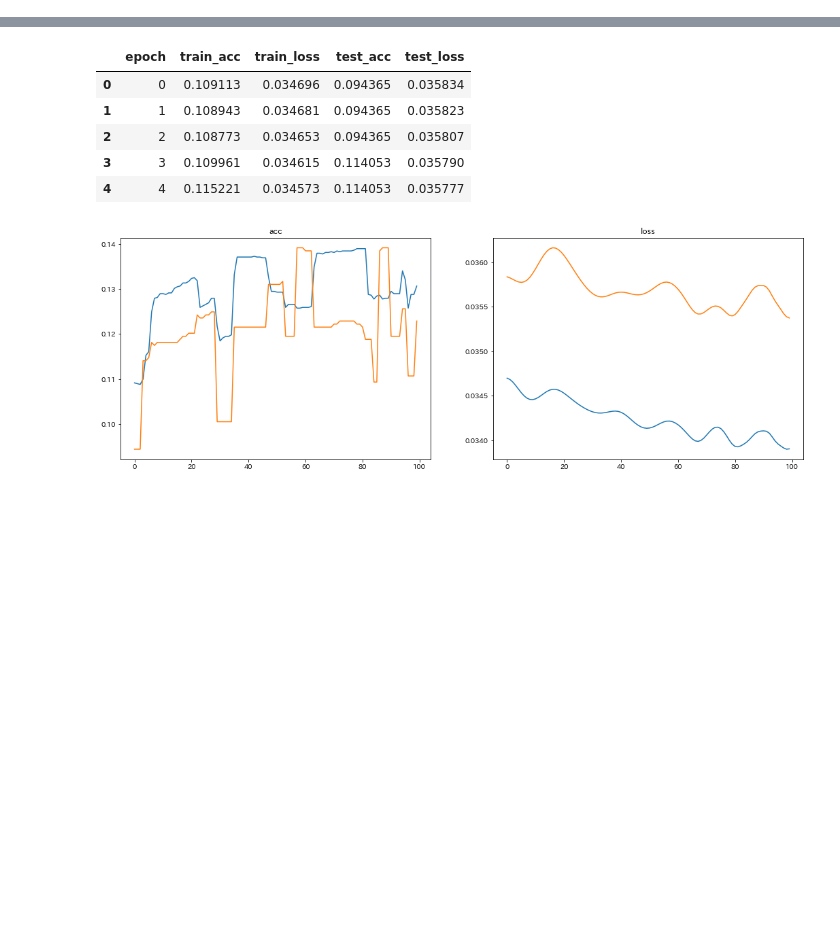
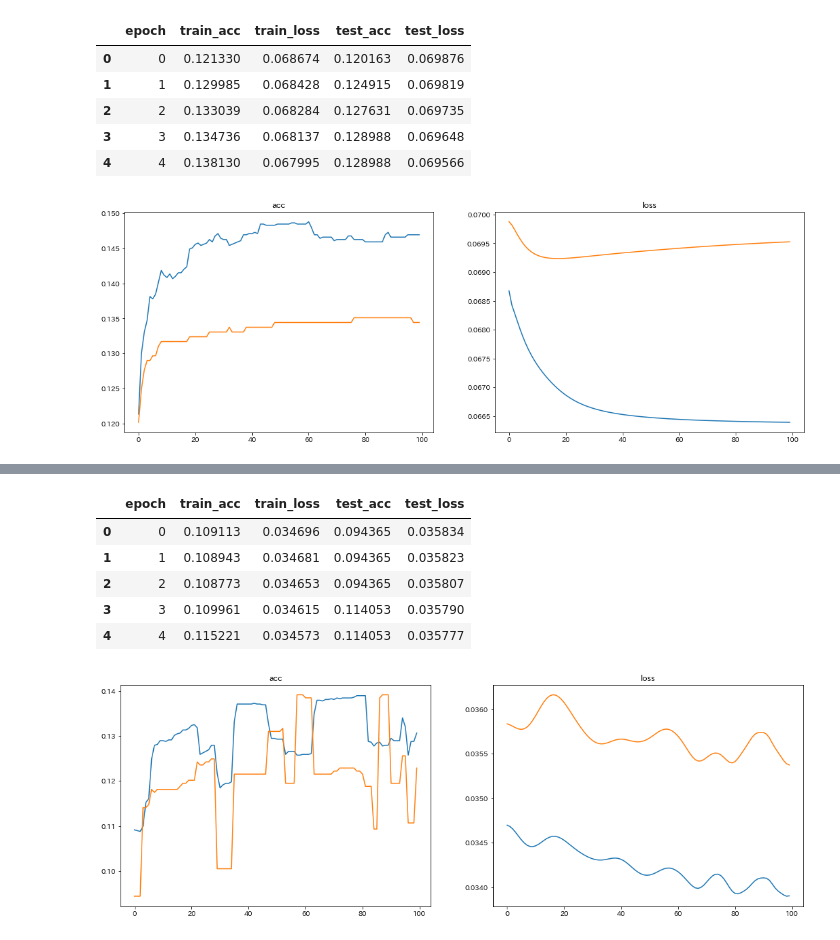
Before and after one commit to miorgash/livedoor, a Jupyter notebook: notebook/adhoc/eval.ipynb, the cells around one changed output, grey strips where cells are left out. Saved outputs shown, nothing was run; the diff lists cells and outputs as text; code cells hidden in the pictures; blank space fills up the shorter version.

```diff
--- a/notebook/adhoc/eval.ipynb
+++ b/notebook/adhoc/eval.ipynb
@@ -40,0 +55,25 @@ plt.show()
+# %%
+df = pd.read_csv('../../log/emb=random&edim=300&model=lstm&hdim=100&batchsize=032&optim=sgd&lr=0.10000&mo=0.9&epochs= 100_require_grad=False.csv')
+display(df.head())
+fig = plt.figure(figsize=(18, 6))
+
+# accuracy
+ax1 = fig.add_subplot(1, 2, 1)
+ax1.plot(df['epoch'], df['train_acc'])
+ax1.plot(df['epoch'], df['test_acc'])
+ax1.set_title('acc')
+
+# loss
+ax2 = fig.add_subplot(1, 2, 2)
+ax2.plot(df['epoch'], df['train_loss'])
+ax2.plot(df['epoch'], df['test_loss'])
+ax2.set_title('loss')
+plt.show()
+# %% [output]
+|  | epoch | train_acc | train_loss | test_acc | test_loss |
+| 0 | 0 | 0.121330 | 0.068674 | 0.120163 | 0.069876 |
+| 1 | 1 | 0.129985 | 0.068428 | 0.124915 | 0.069819 |
+| 2 | 2 | 0.133039 | 0.068284 | 0.127631 | 0.069735 |
+| 3 | 3 | 0.134736 | 0.068137 | 0.128988 | 0.069648 |
+| 4 | 4 | 0.138130 | 0.067995 | 0.128988 | 0.069566 |
+[figure, added]
```
Also changed, not shown: parts of 16 cells of this notebook, 4 other files.
